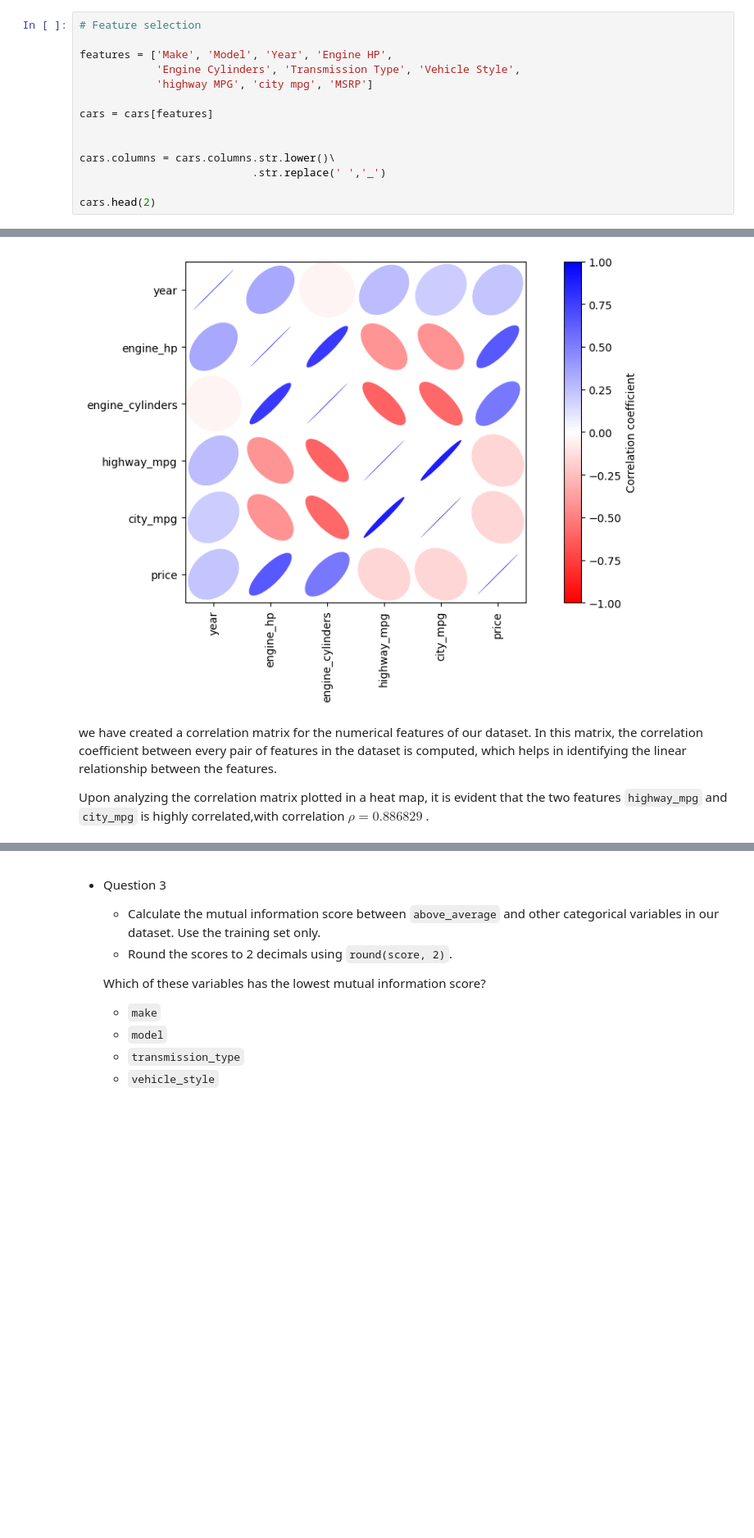
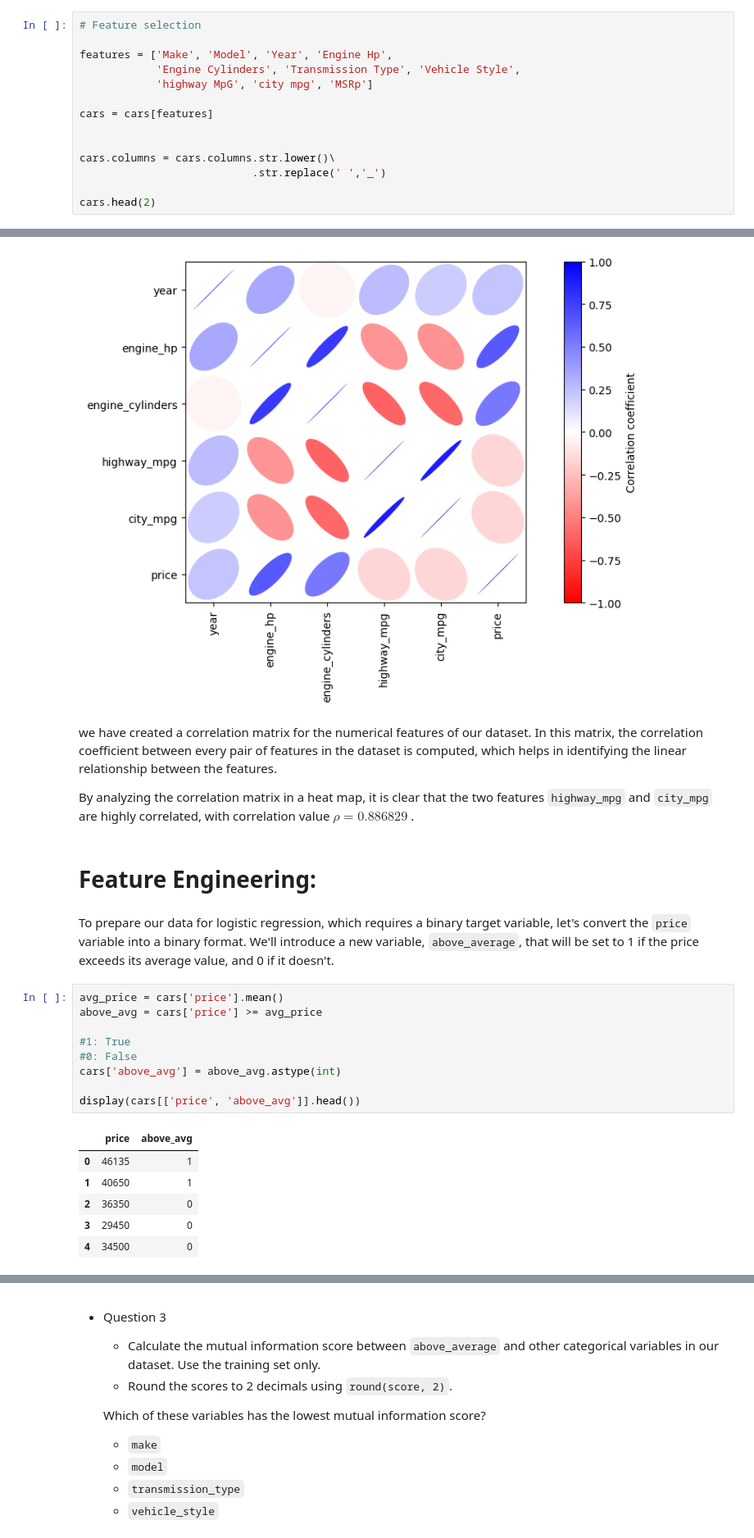
Before and after one commit to marcosbenicio/ML-zoomcamp, a Jupyter notebook: 03Classification/homework_3.ipynb, the cells around one changed output, grey strips where cells are left out. Shown at 82% size. Saved outputs shown, nothing was run; the diff lists cells and outputs as text; blank space fills up the shorter version.

```diff
--- a/03Classification/homework_3.ipynb
+++ b/03Classification/homework_3.ipynb
@@ -23,9 +23,9 @@ cars.head(2)
 # %%
 # Feature selection
 
-features = ['Make', 'Model', 'Year', 'Engine HP',
+features = ['Make', 'Model', 'Year', 'Engine Hp',
             'Engine Cylinders', 'Transmission Type', 'Vehicle Style',
-            'highway MPG', 'city mpg', 'MSRP']
+            'highway MpG', 'city mpg', 'MSRp']
 
 cars = cars[features]
 
@@ -210,4 +212,24 @@ plt.show()
 # %% [markdown]
 we have created a correlation matrix for the numerical features of our dataset. In this matrix, the correlation coefficient between every pair of features in the dataset is computed, which helps in identifying the linear relationship between the features.
 
-Upon analyzing the correlation matrix plotted in a heat map, it is evident that the two features `highway_mpg` and `city_mpg` is highly correlated,with correlation $\rho = 0.886829$ .
+By analyzing the correlation matrix  in a heat map, it is clear that the two features `highway_mpg` and `city_mpg` are highly correlated, with correlation value $\rho = 0.886829$ .
+# %% [markdown]
+# Feature Engineering:
+# %% [markdown]
+To prepare our data for logistic regression, which requires a binary target variable, let's convert the `price` variable into a binary format. We'll introduce a new variable, `above_average`, that will be set to 1 if the price exceeds its average value, and 0 if it doesn't.
+# %%
+avg_price = cars['price'].mean()
+above_avg = cars['price'] >= avg_price
+
+#1: True
+#0: False
+cars['above_avg'] = above_avg.astype(int)
+
+display(cars[['price', 'above_avg']].head())
+# %% [output]
+|  | price | above_avg |
+| 0 | 46135 | 1 |
+| 1 | 40650 | 1 |
+| 2 | 36350 | 0 |
+| 3 | 29450 | 0 |
+| 4 | 34500 | 0 |
```
Also changed, not shown: parts of 13 cells of this notebook, 1 other file.
